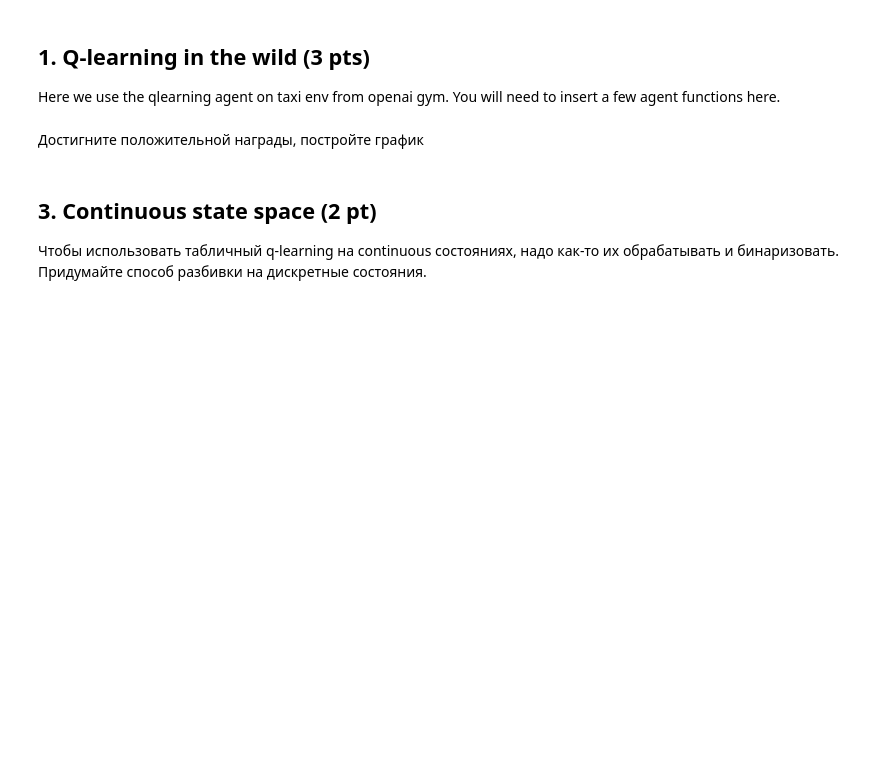
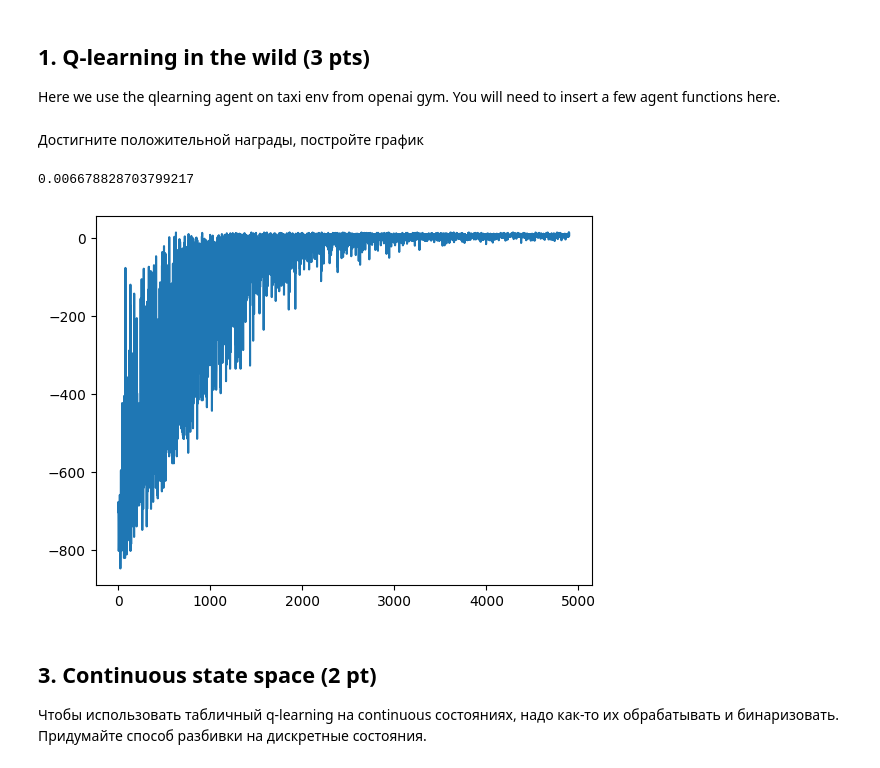
Before and after one commit to gcof/BagrintsevhometaskAESC, a Jupyter notebook: task8/task8_qlearning.ipynb, the cells around one changed output. Saved outputs shown, nothing was run; the diff lists cells and outputs as text; code cells hidden in the pictures; blank space fills up the shorter version.

```diff
--- a/task8/task8_qlearning.ipynb
+++ b/task8/task8_qlearning.ipynb
@@ -64,10 +64,13 @@ class QLearningAgent():
       where the max is over legal actions.
     """
 
-    possibleActions =
+    possibleActions = self.getLegalActions(state)
+
+    if len(possibleActions) == 0:
+        return 0.0
     #If there are no legal actions, return 0.0
 
-    return #
+    return max(self.getQValue(state, action) for action in possibleActions)
 
   def getPolicy(self, state):
     """
@@ -76,9 +79,18 @@ class QLearningAgent():
     """
     possibleActions = self.getLegalActions(state)
 
-    #If there are no legal actions, return None
+    if len(possibleActions) == 0:
+        return None
 
-    return #
+    valmax = -10000
+    valin = 0
+    for i in range(len(possibleActions)):
+        if (self.getQValue(state, possibleActions[i])) > valmax:
+           valmax = self.getQValue(state, possibleActions[i])
+           valin = i
+
+
+    return possibleActions[valin]
 
   def getAction(self, state):
     """
@@ -93,12 +105,20 @@ class QLearningAgent():
     """
 
     # Pick Action
+    possibleActions = self.getLegalActions(state)
 
+    if len(possibleActions) == 0:
+        return None
     #If there are no legal actions, return None
 
     #choose action with epsilon exploration strategy:
+    if random.uniform(0, 1) < self.epsilon:
+        action = random.choice(possibleActions)
+    else:
+        action = self.getPolicy(state)
 
     return action
+
 
   def update(self, state, action, nextState, reward):
     """
@@ -114,7 +134,7 @@ class QLearningAgent():
     learning_rate = self.alpha
 
     "*** YOUR CODE HERE ***"
-    self.setQValue(#
+    self.setQValue(state, action, self.getQValue(state, action) + learning_rate * (reward + gamma * self.getValue(nextState) - self.getQValue(state, action)))
 # %%
 import gym
 env = gym.make("Taxi-v3")
@@ -133,7 +153,7 @@ def play_and_train(env,agent,t_max=10**4):
 
         next_s,r,done,_ = env.step(a)
 
-        #<train(update) agent for state s>
+        agent.update(s, a, next_s, r)
 
         s = next_s
         total_reward +=r
@@ -141,7 +161,7 @@ def play_and_train(env,agent,t_max=10**4):
 
     return total_reward
 # %%
-agent = QLearningAgent(alpha=,epsilon=,discount=,
+agent = QLearningAgent(alpha=0.05,epsilon=0.9,discount=0.95,
                        getLegalActions = lambda s: range(n_actions))
 # %% [markdown]
 Достигните положительной награды, постройте график
@@ -150,14 +170,17 @@ from IPython.display import clear_output
 # %%
 from IPython.display import clear_output
 rewards = []
-for i in range(1000):
+for i in range(5000):
     rewards.append(play_and_train(env,agent))
-    agent.epsilon # уменьшайте реплей со временем
+    agent.epsilon *= 0.999 # уменьшайте реплей со временем
     if i % 100 ==0:
         clear_output(True)
         print(agent.epsilon)
         plt.plot(rewards)
         plt.show()
+# %% [output]
+0.006678828703799217
+[figure, added]
 # %% [markdown]
 ## 3. Continuous state space (2 pt)
 
```
